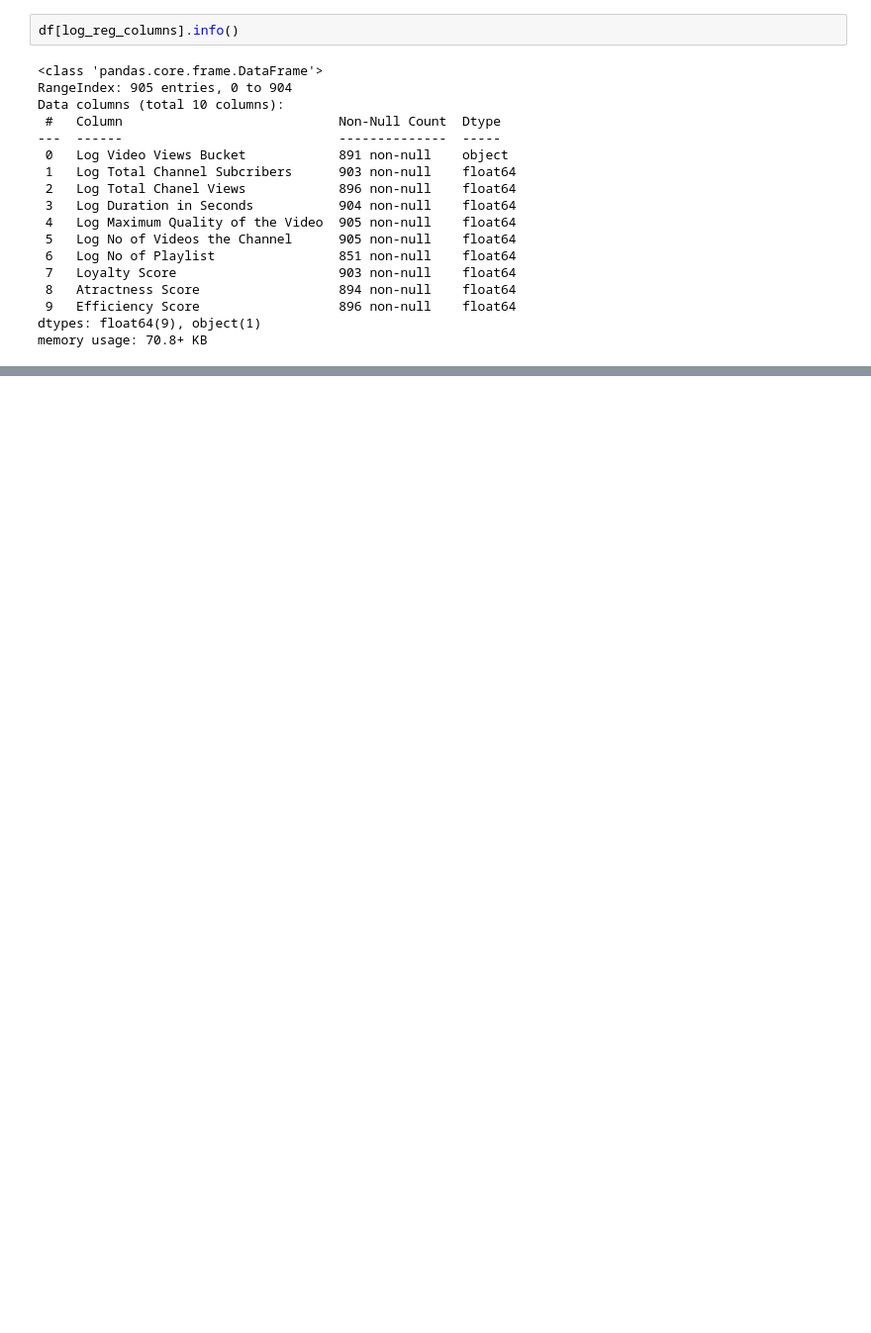
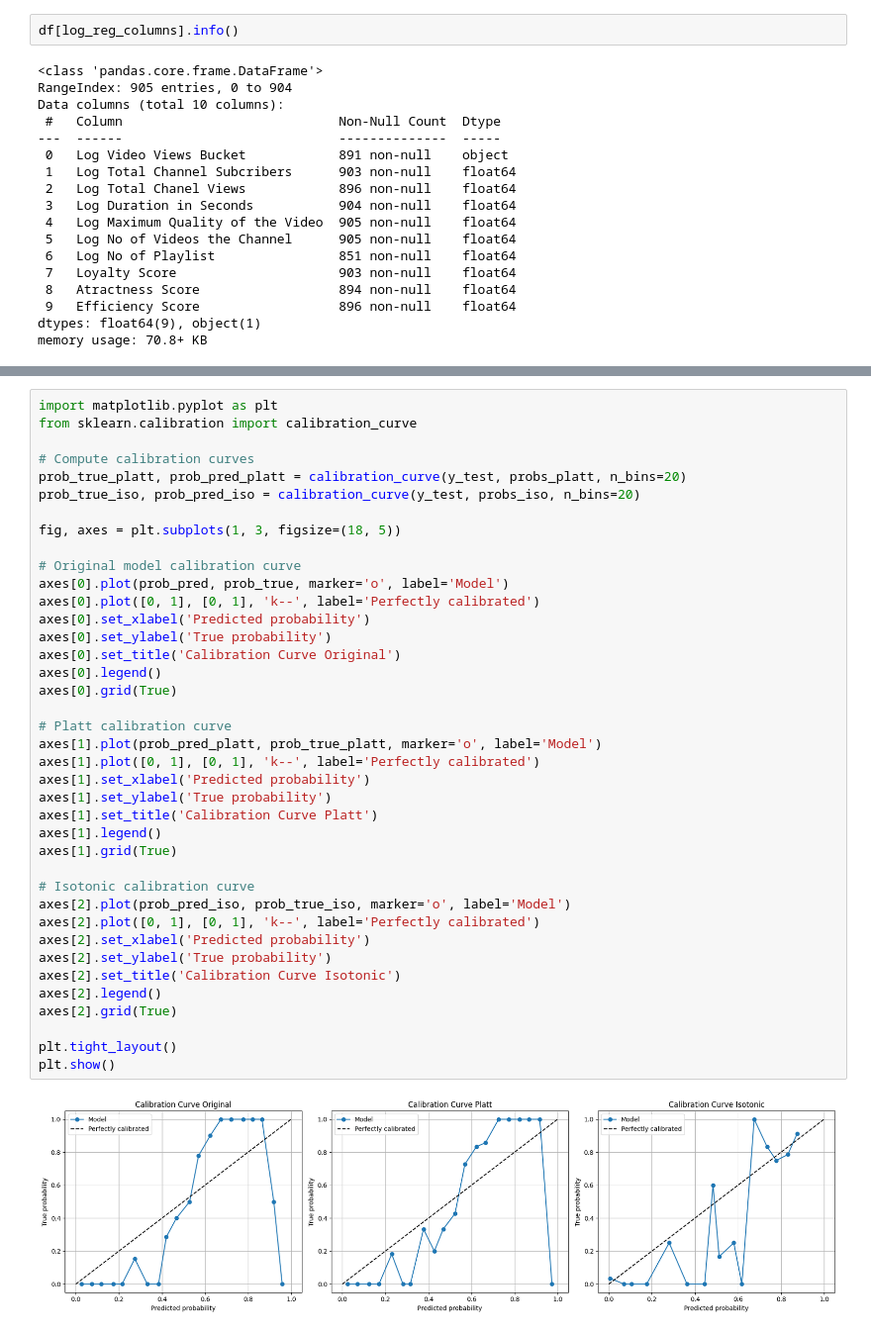
Before and after one commit to emirsglm/youtube-analysis, a Jupyter notebook: model.ipynb, the cells around one changed output, grey strips where cells are left out. Shown at 99% size. Drawn from its saved outputs; the diff is of its cells as text; blank space fills up the shorter version.

```diff
--- a/model.ipynb
+++ b/model.ipynb
@@ -293,0 +353,41 @@ plt.show()
+# %%
+import matplotlib.pyplot as plt
+from sklearn.calibration import calibration_curve
+
+# Compute calibration curves
+prob_true_platt, prob_pred_platt = calibration_curve(y_test, probs_platt, n_bins=20)
+prob_true_iso, prob_pred_iso = calibration_curve(y_test, probs_iso, n_bins=20)
+
+fig, axes = plt.subplots(1, 3, figsize=(18, 5))
+
+# Original model calibration curve
+axes[0].plot(prob_pred, prob_true, marker='o', label='Model')
+axes[0].plot([0, 1], [0, 1], 'k--', label='Perfectly calibrated')
+axes[0].set_xlabel('Predicted probability')
+axes[0].set_ylabel('True probability')
+axes[0].set_title('Calibration Curve Original')
+axes[0].legend()
+axes[0].grid(True)
+
+# Platt calibration curve
+axes[1].plot(prob_pred_platt, prob_true_platt, marker='o', label='Model')
+axes[1].plot([0, 1], [0, 1], 'k--', label='Perfectly calibrated')
+axes[1].set_xlabel('Predicted probability')
+axes[1].set_ylabel('True probability')
+axes[1].set_title('Calibration Curve Platt')
+axes[1].legend()
+axes[1].grid(True)
+
+# Isotonic calibration curve
+axes[2].plot(prob_pred_iso, prob_true_iso, marker='o', label='Model')
+axes[2].plot([0, 1], [0, 1], 'k--', label='Perfectly calibrated')
+axes[2].set_xlabel('Predicted probability')
+axes[2].set_ylabel('True probability')
+axes[2].set_title('Calibration Curve Isotonic')
+axes[2].legend()
+axes[2].grid(True)
+
+plt.tight_layout()
+plt.show()
+# %% [output]
+[figure, added]
```
Also changed, not shown: parts of 23 cells of this notebook.
